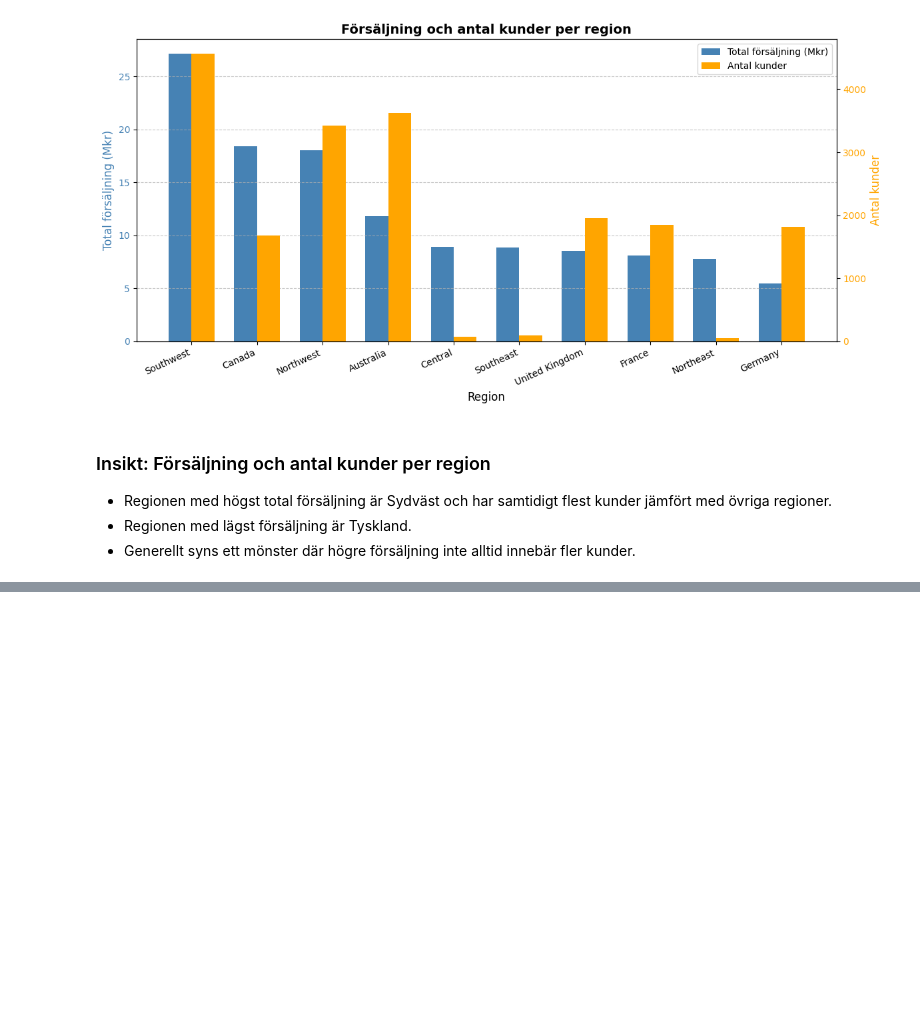
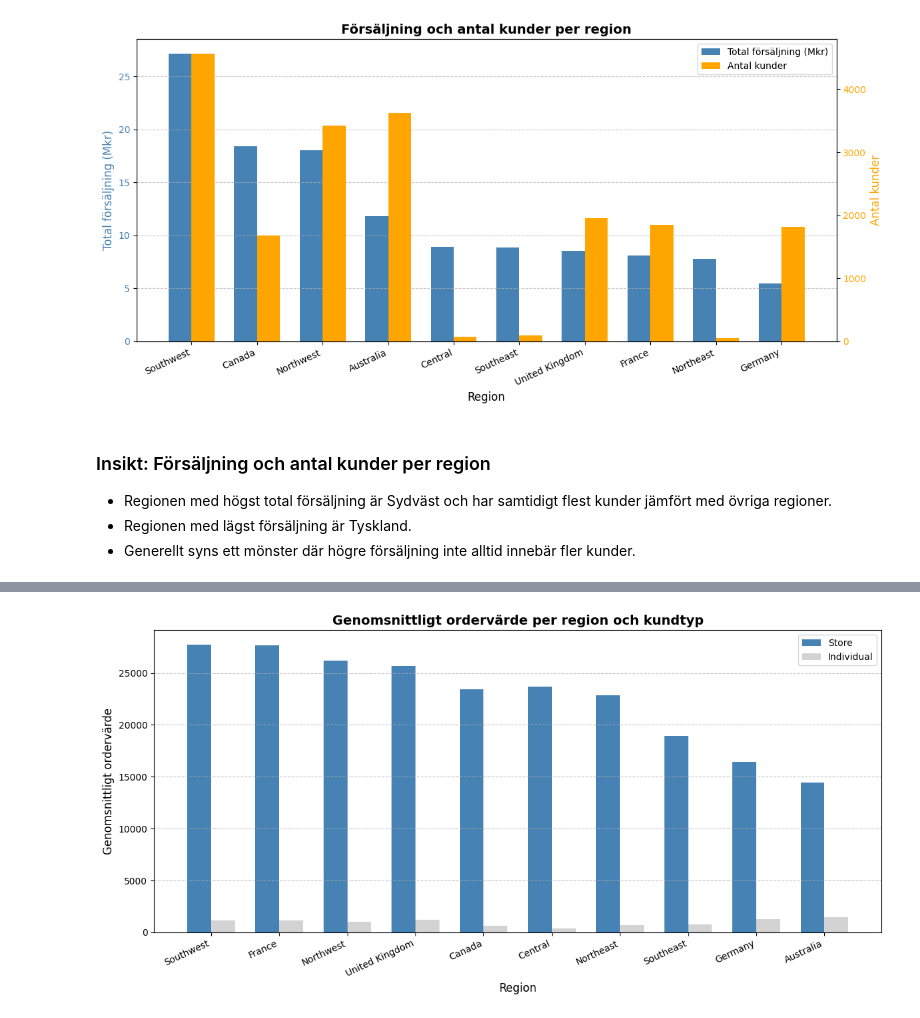
Before and after one commit to Linda6444/AdventureWorks_analysis, a Jupyter notebook: notebooks/AdventureWorks_analysis.ipynb, the cells around one changed output, grey strips where cells are left out. Saved outputs shown, nothing was run; the diff lists cells and outputs as text; code cells hidden in the pictures; blank space fills up the shorter version.

```diff
--- a/notebooks/AdventureWorks_analysis.ipynb
+++ b/notebooks/AdventureWorks_analysis.ipynb
@@ -452,0 +459,56 @@ plt.show()
+# %%
+
+query_vis7 = """
+SELECT
+    st.Name AS Region,
+    CASE
+        WHEN c.StoreID IS NOT NULL THEN 'Store'
+        ELSE 'Individual'
+    END AS CustomerType,
+    SUM(soh.TotalDue)/COUNT(soh.SalesOrderID) AS AvgOrderValue
+FROM Sales.SalesOrderHeader soh
+INNER JOIN Sales.SalesTerritory st
+    ON soh.TerritoryID = st.TerritoryID
+INNER JOIN Sales.Customer c
+    ON soh.CustomerID = c.CustomerID
+GROUP BY
+    st.Name,
+    CASE
+        WHEN c.StoreID IS NOT NULL THEN 'Store'
+        ELSE 'Individual'
+    END
+"""
+
+df_vis7 = query_df(query_vis7)
+
+
+pivot_df = df_vis7.pivot(index='Region', columns='CustomerType', values='AvgOrderValue')
+
+pivot_df = pivot_df.fillna(0)
+
+pivot_df['Total'] = pivot_df['Store'] + pivot_df['Individual']
+
+pivot_df = pivot_df.sort_values('Total', ascending=False).reset_index()
+
+x = np.arange(len(pivot_df))
+width = 0.35
+
+
+fig, ax = plt.subplots(figsize=(12,6))
+
+bars1 = ax.bar(x - width/2, pivot_df['Store'], width, label='Store', color='steelblue')
+bars2 = ax.bar(x + width/2, pivot_df['Individual'], width, label='Individual', color='lightgrey')
+
+ax.set_title('Genomsnittligt ordervärde per region och kundtyp', fontsize=14, fontweight='bold')
+ax.set_xlabel('Region', fontsize=12)
+ax.set_ylabel('Genomsnittligt ordervärde', fontsize=12)
+ax.set_xticks(x)
+ax.set_xticklabels(pivot_df['Region'], rotation=25, ha='right')
+
+ax.legend()
+ax.grid(axis='y', linestyle='--', alpha=0.7)
+
+plt.tight_layout()
+plt.show()
+# %% [output]
+[figure, added]
```
Also changed, not shown: parts of 2 cells of this notebook, 1 other file.
